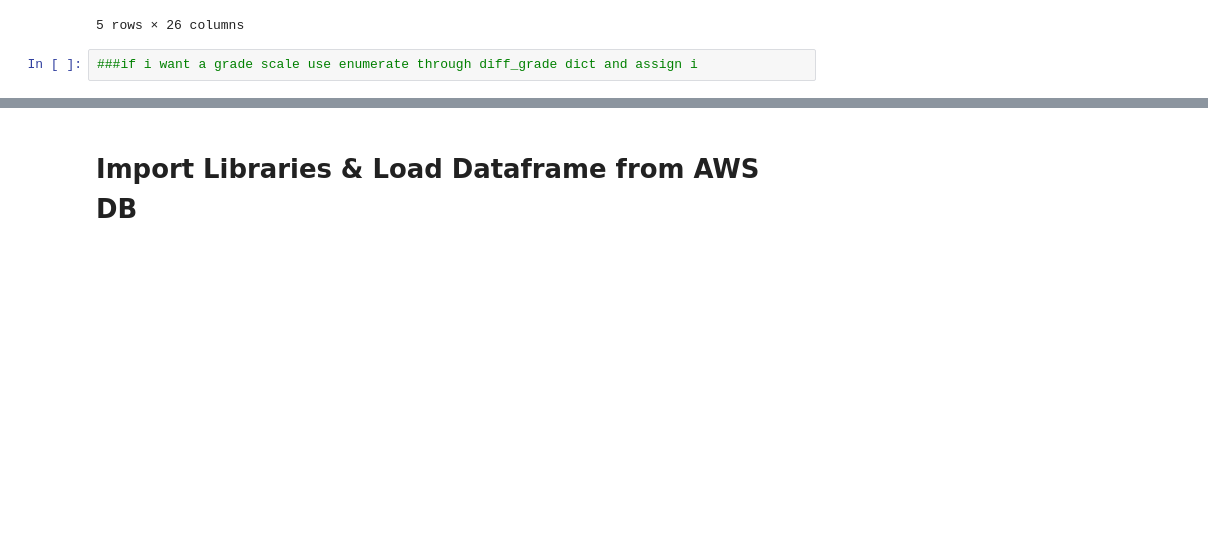
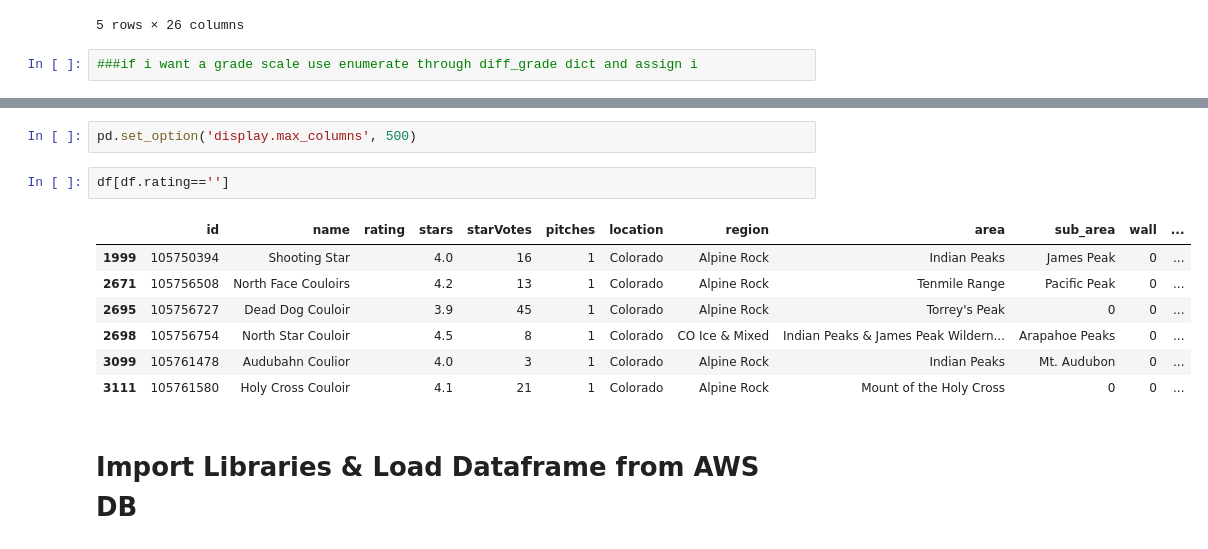
Before and after one commit to gseemann/climb_recommender, a Jupyter notebook: EDA.ipynb, the cells around one changed output, grey strips where cells are left out. Cells and saved outputs as stored; diff of their text form; blank space fills up the shorter version.

```diff
--- a/EDA.ipynb
+++ b/EDA.ipynb
@@ -630,3 +640,15 @@ df.head()
+# %%
+pd.set_option('display.max_columns', 500)
+# %%
+df[df.rating=='']
+# %% [output]
+|  | id | name | rating | stars | starVotes | pitches | location | region | area | sub_area | wall | ... |
+| 1999 | 105750394 | Shooting Star |  | 4.0 | 16 | 1 | Colorado | Alpine Rock | Indian Peaks | James Peak | 0 | ... |
+| 2671 | 105756508 | North Face Couloirs |  | 4.2 | 13 | 1 | Colorado | Alpine Rock | Tenmile Range | Pacific Peak | 0 | ... |
+| 2695 | 105756727 | Dead Dog Couloir |  | 3.9 | 45 | 1 | Colorado | Alpine Rock | Torrey's Peak | 0 | 0 | ... |
+| 2698 | 105756754 | North Star Couloir |  | 4.5 | 8 | 1 | Colorado | CO Ice & Mixed | Indian Peaks & James Peak Wildern... | Arapahoe Peaks | 0 | ... |
+| 3099 | 105761478 | Audubahn Coulior |  | 4.0 | 3 | 1 | Colorado | Alpine Rock | Indian Peaks | Mt. Audubon | 0 | ... |
+| 3111 | 105761580 | Holy Cross Couloir |  | 4.1 | 21 | 1 | Colorado | Alpine Rock | Mount of the Holy Cross | 0 | 0 | ... |
 # %% [markdown]
 # Import Libraries & Load Dataframe from AWS DB
 # %%
```
Also changed, not shown: parts of 38 cells of this notebook, 8 other files.
